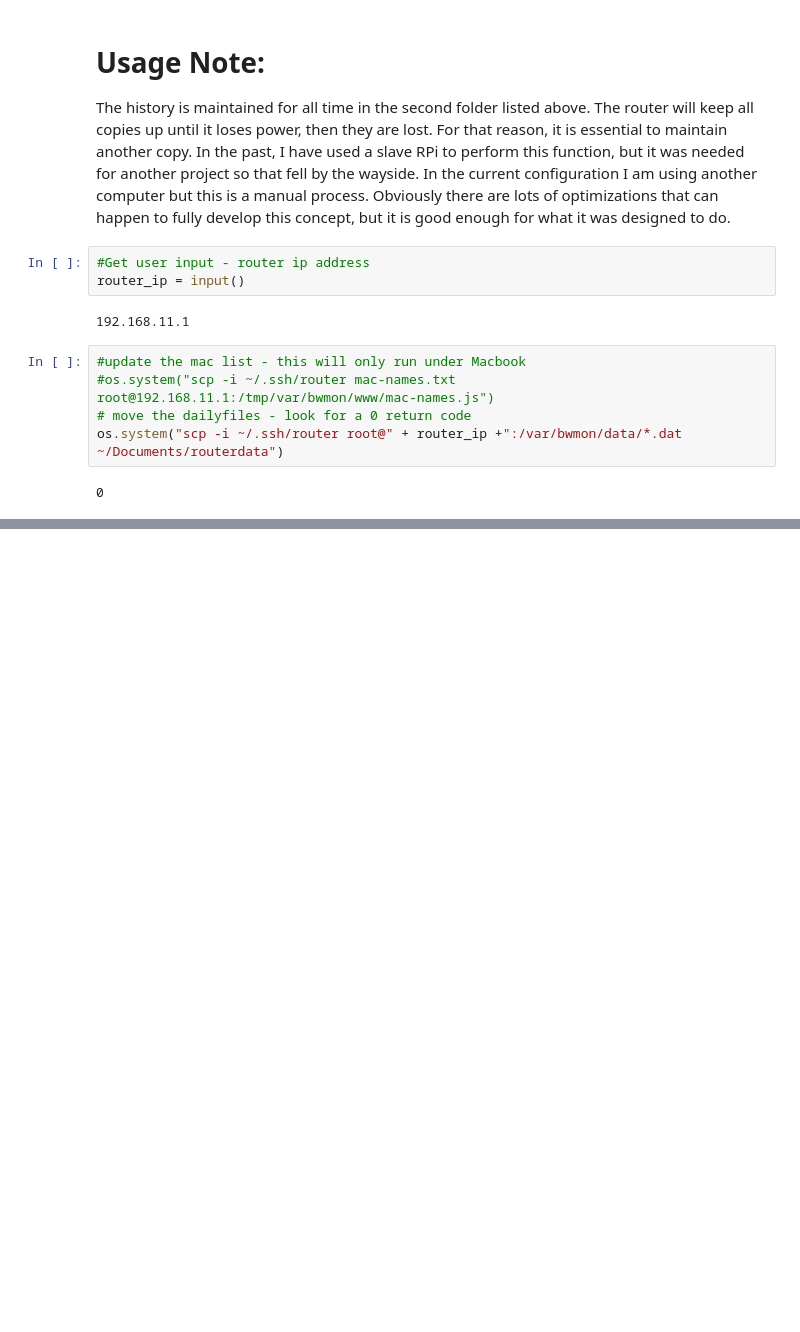
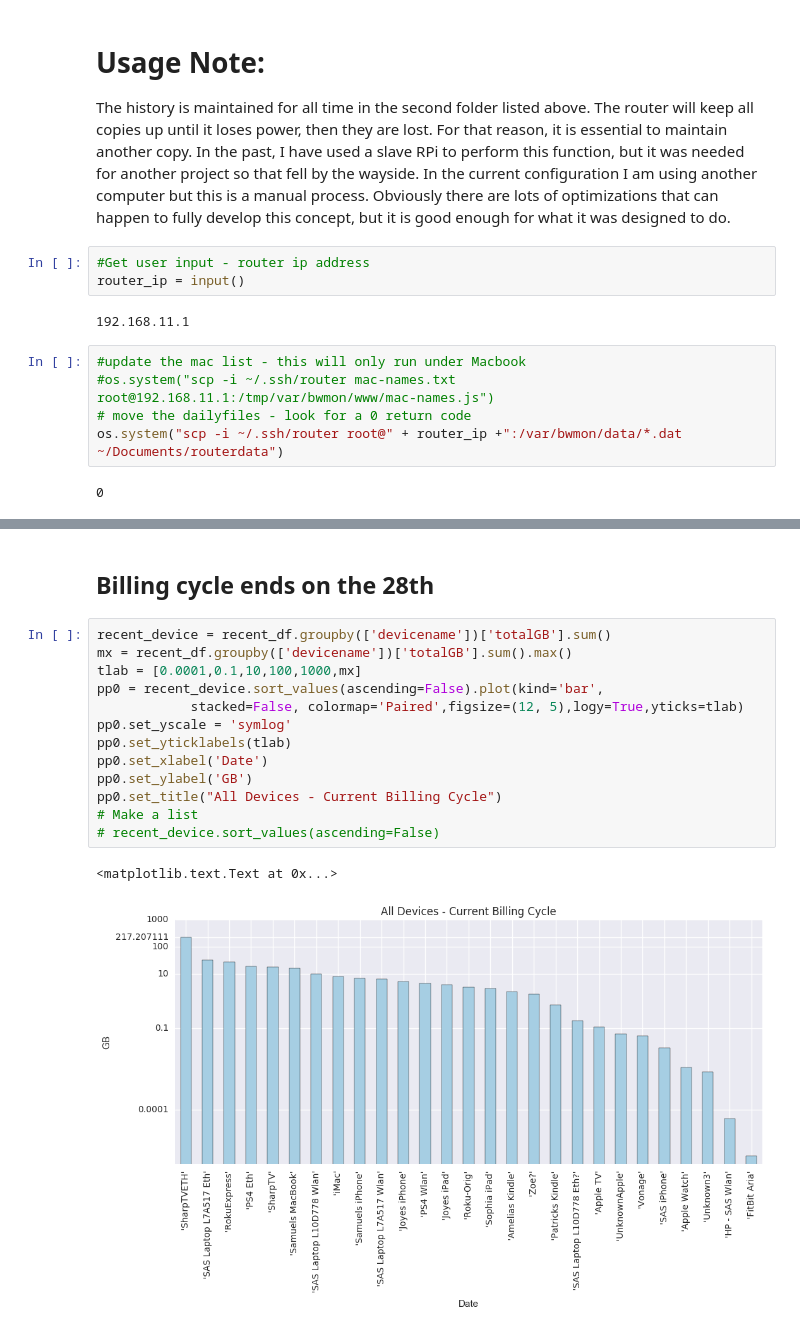
Before and after one commit to scoyote/Router-Tools, a Jupyter notebook: Parse Dailyfile.ipynb, the cells around one changed output, grey strips where cells are left out. Saved outputs shown, nothing was run; the diff lists cells and outputs as text; blank space fills up the shorter version.

```diff
--- a/Parse Dailyfile.ipynb
+++ b/Parse Dailyfile.ipynb
@@ -124 +189,19 @@ pp0.set_title("All Devices - All Time")
+# %% [markdown]
+## Billing cycle ends on the 28th
+# %%
+recent_device = recent_df.groupby(['devicename'])['totalGB'].sum()
+mx = recent_df.groupby(['devicename'])['totalGB'].sum().max()
+tlab = [0.0001,0.1,10,100,1000,mx]
+pp0 = recent_device.sort_values(ascending=False).plot(kind='bar',
+            stacked=False, colormap='Paired',figsize=(12, 5),logy=True,yticks=tlab)
+pp0.set_yscale = 'symlog'
+pp0.set_yticklabels(tlab)
+pp0.set_xlabel('Date')
+pp0.set_ylabel('GB')
+pp0.set_title("All Devices - Current Billing Cycle")
+# Make a list
+# recent_device.sort_values(ascending=False)
+# %% [output]
+<matplotlib.text.Text at 0x...>
+[figure, added]
 # %%
```
Also changed, not shown: parts of 17 cells of this notebook.
